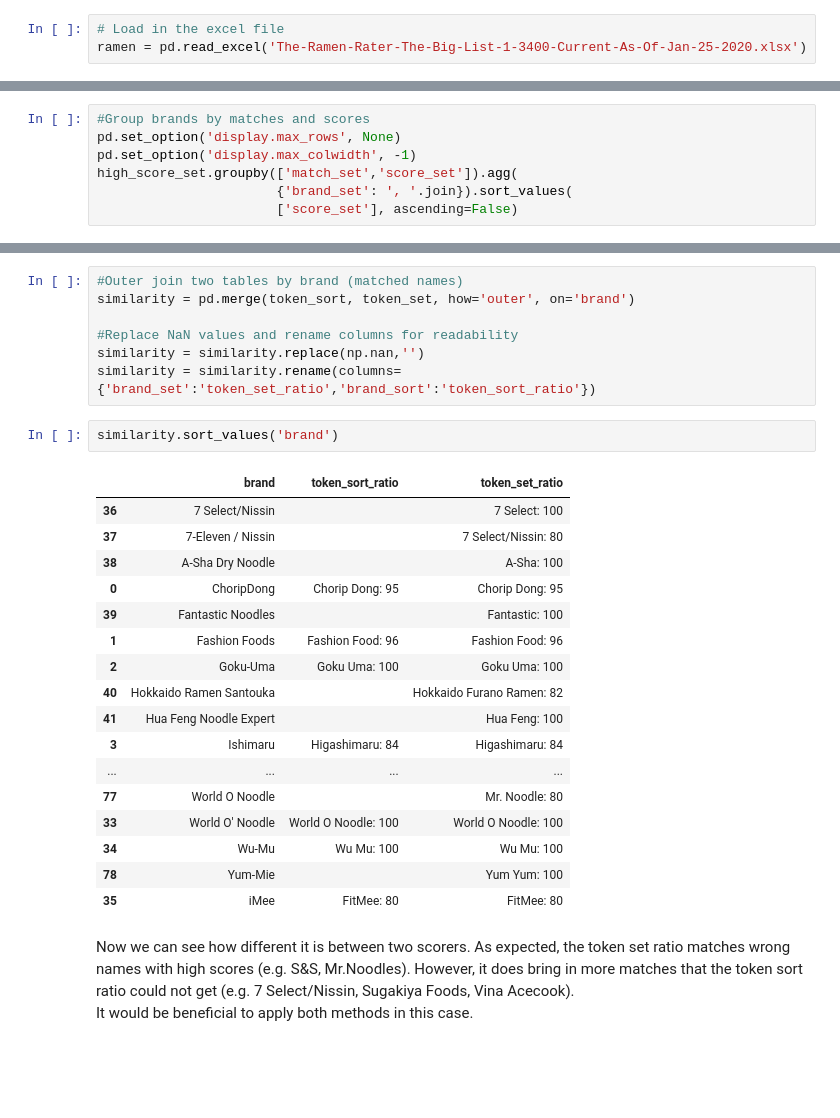
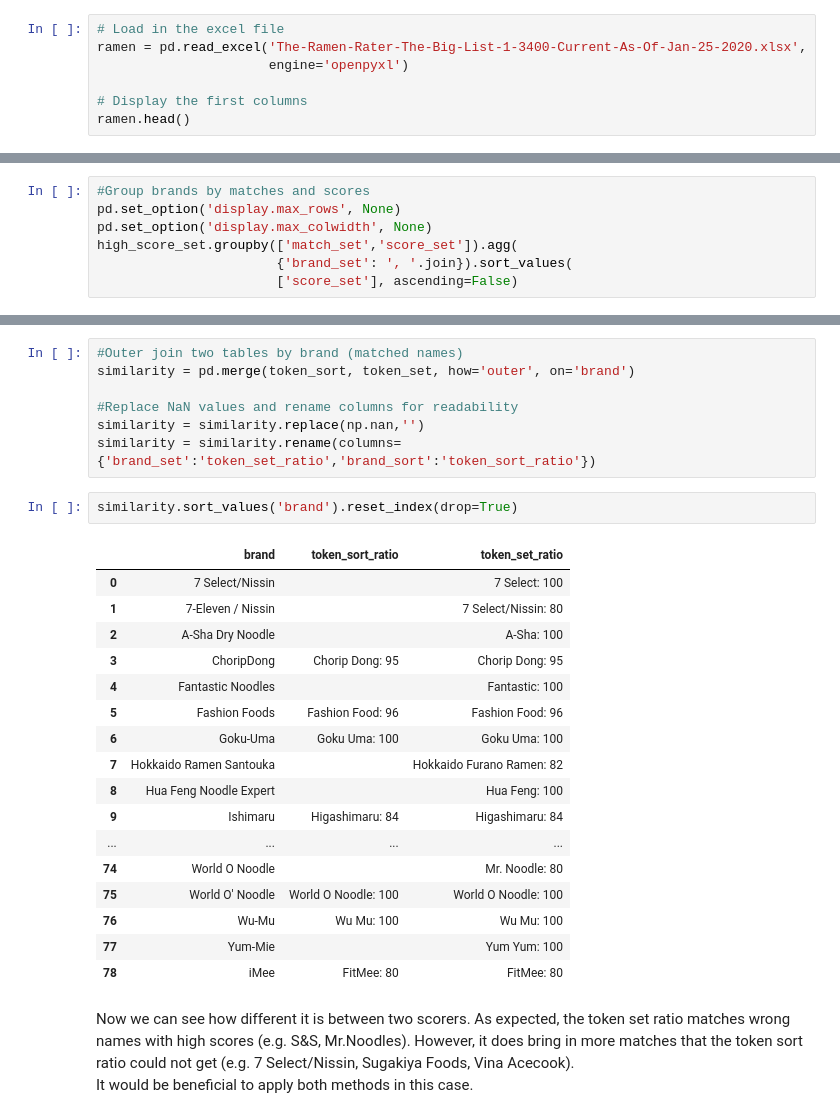
Before and after one commit to thuynh323/Natural-language-processing, a Jupyter notebook: FuzzyWuzzy - Ramen Rater List/Find similar strings with FuzzyWuzzy.ipynb, the cells around one changed output, grey strips where cells are left out. Saved outputs shown, nothing was run; the diff lists cells and outputs as text; blank space fills up the shorter version.

```diff
--- a/FuzzyWuzzy - Ramen Rater List/Find similar strings with FuzzyWuzzy.ipynb
+++ b/FuzzyWuzzy - Ramen Rater List/Find similar strings with FuzzyWuzzy.ipynb
@@ -14,4 +14,8 @@ from fuzzywuzzy import process, fuzz
 ## Overview of the dataset
 # %%
 # Load in the excel file
-ramen = pd.read_excel('The-Ramen-Rater-The-Big-List-1-3400-Current-As-Of-Jan-25-2020.xlsx')
+ramen = pd.read_excel('The-Ramen-Rater-The-Big-List-1-3400-Current-As-Of-Jan-25-2020.xlsx',
+                      engine='openpyxl')
+
+# Display the first columns
+ramen.head()
@@ -345,7 +348,7 @@ Since the token set ratio scorer will tolerate more 'noise' when matching two va
 # %%
 #Group brands by matches and scores
 pd.set_option('display.max_rows', None)
-pd.set_option('display.max_colwidth', -1)
+pd.set_option('display.max_colwidth', None)
 high_score_set.groupby(['match_set','score_set']).agg(
                        {'brand_set': ', '.join}).sort_values(
                        ['score_set'], ascending=False)
@@ -397,25 +400,25 @@ similarity = pd.merge(token_sort, token_set, how='outer', on='brand')
 similarity = similarity.replace(np.nan,'')
 similarity = similarity.rename(columns={'brand_set':'token_set_ratio','brand_sort':'token_sort_ratio'})
 # %%
-similarity.sort_values('brand')
+similarity.sort_values('brand').reset_index(drop=True)
 # %% [output]
 |  | brand | token_sort_ratio | token_set_ratio |
-| 36 | 7 Select/Nissin |  | 7 Select: 100 |
-| 37 | 7-Eleven / Nissin |  | 7 Select/Nissin: 80 |
-| 38 | A-Sha Dry Noodle |  | A-Sha: 100 |
-| 0 | ChoripDong | Chorip Dong: 95 | Chorip Dong: 95 |
-| 39 | Fantastic Noodles |  | Fantastic: 100 |
-| 1 | Fashion Foods | Fashion Food: 96 | Fashion Food: 96 |
-| 2 | Goku-Uma | Goku Uma: 100 | Goku Uma: 100 |
-| 40 | Hokkaido Ramen Santouka |  | Hokkaido Furano Ramen: 82 |
-| 41 | Hua Feng Noodle Expert |  | Hua Feng: 100 |
-| 3 | Ishimaru | Higashimaru: 84 | Higashimaru: 84 |
+| 0 | 7 Select/Nissin |  | 7 Select: 100 |
+| 1 | 7-Eleven / Nissin |  | 7 Select/Nissin: 80 |
+| 2 | A-Sha Dry Noodle |  | A-Sha: 100 |
+| 3 | ChoripDong | Chorip Dong: 95 | Chorip Dong: 95 |
+| 4 | Fantastic Noodles |  | Fantastic: 100 |
+| 5 | Fashion Foods | Fashion Food: 96 | Fashion Food: 96 |
+| 6 | Goku-Uma | Goku Uma: 100 | Goku Uma: 100 |
+| 7 | Hokkaido Ramen Santouka |  | Hokkaido Furano Ramen: 82 |
+| 8 | Hua Feng Noodle Expert |  | Hua Feng: 100 |
+| 9 | Ishimaru | Higashimaru: 84 | Higashimaru: 84 |
 | ... | ... | ... | ... |
-| 77 | World O Noodle |  | Mr. Noodle: 80 |
-| 33 | World O' Noodle | World O Noodle: 100 | World O Noodle: 100 |
-| 34 | Wu-Mu | Wu Mu: 100 | Wu Mu: 100 |
-| 78 | Yum-Mie |  | Yum Yum: 100 |
-| 35 | iMee | FitMee: 80 | FitMee: 80 |
+| 74 | World O Noodle |  | Mr. Noodle: 80 |
+| 75 | World O' Noodle | World O Noodle: 100 | World O Noodle: 100 |
+| 76 | Wu-Mu | Wu Mu: 100 | Wu Mu: 100 |
+| 77 | Yum-Mie |  | Yum Yum: 100 |
+| 78 | iMee | FitMee: 80 | FitMee: 80 |
 # %% [markdown]
 Now we can see how different it is between two scorers. As expected, the token set ratio matches wrong names with high scores (e.g. S&S, Mr.Noodles). However, it does bring in more matches that the token sort ratio could not get (e.g. 7 Select/Nissin, Sugakiya Foods, Vina Acecook).<br>
 It would be beneficial to apply both methods in this case.
```
Also changed, not shown: parts of 4 cells of this notebook.
